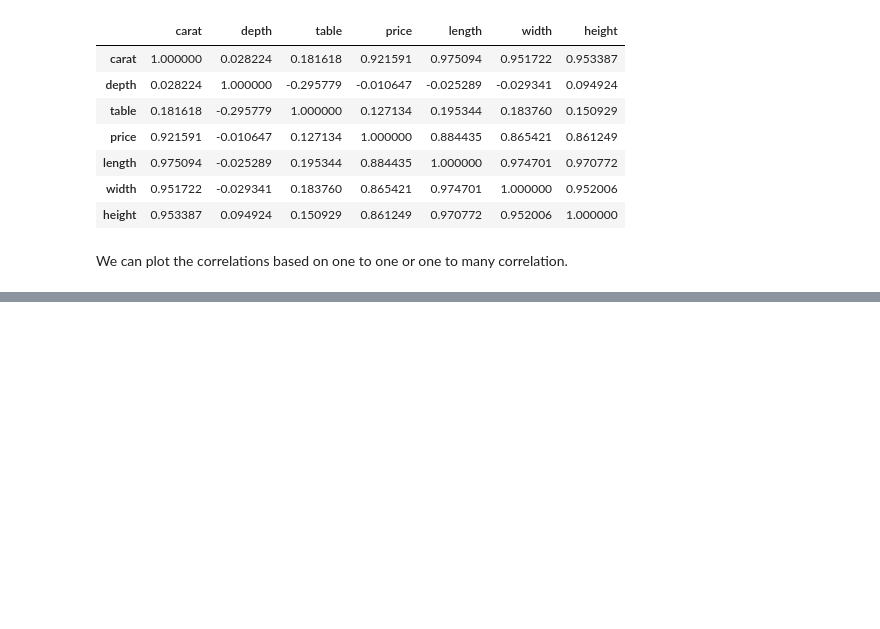
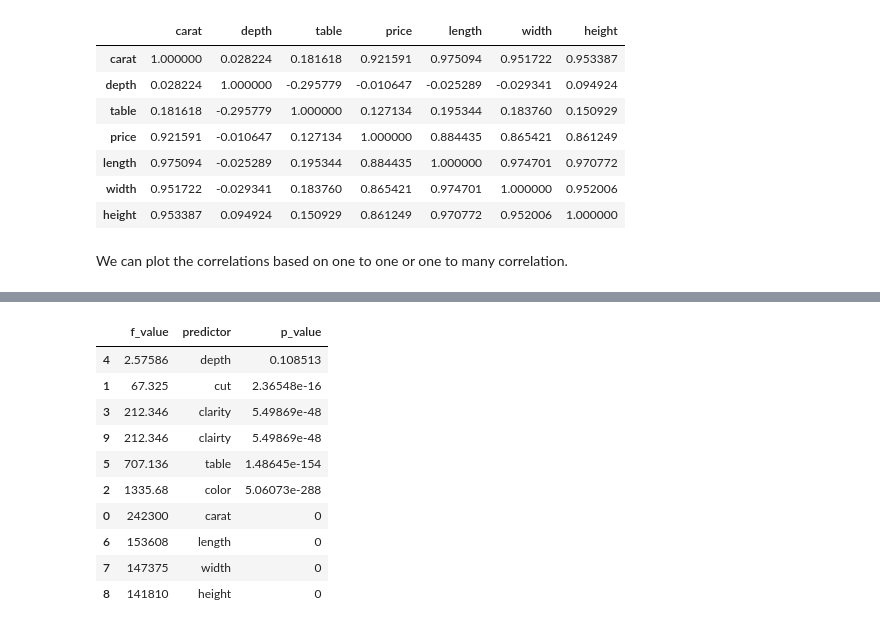
Before and after one commit to Nelson-Gon/sweetpy, a Jupyter notebook: pandas_and_diamonds.ipynb, the cells around one changed output, grey strips where cells are left out. Cells and saved outputs as stored; diff of their text form; code cells hidden in the pictures; blank space fills up the shorter version.

```diff
--- a/pandas_and_diamonds.ipynb
+++ b/pandas_and_diamonds.ipynb
@@ -563,0 +586,18 @@ sns.heatmap(data = corrs, square = True, cmap = ["dodgerblue", "lightgreen", "gr
+# %%
+f_value, p_value = f_regression(x_train, y_train)
+data = pd.DataFrame([f_value, x_train.columns.values, p_value]).T
+data.columns = ["f_value", "predictor", "p_value"]
+sorted_data = data.sort_values(by = "p_value", ascending = False)
+sorted_data
+# %% [output]
+|  | f_value | predictor | p_value |
+| 4 | 2.57586 | depth | 0.108513 |
+| 1 | 67.325 | cut | 2.36548e-16 |
+| 3 | 212.346 | clarity | 5.49869e-48 |
+| 9 | 212.346 | clairty | 5.49869e-48 |
+| 5 | 707.136 | table | 1.48645e-154 |
+| 2 | 1335.68 | color | 5.06073e-288 |
+| 0 | 242300 | carat | 0 |
+| 6 | 153608 | length | 0 |
+| 7 | 147375 | width | 0 |
+| 8 | 141810 | height | 0 |
```
Also changed, not shown: parts of 21 cells of this notebook.
